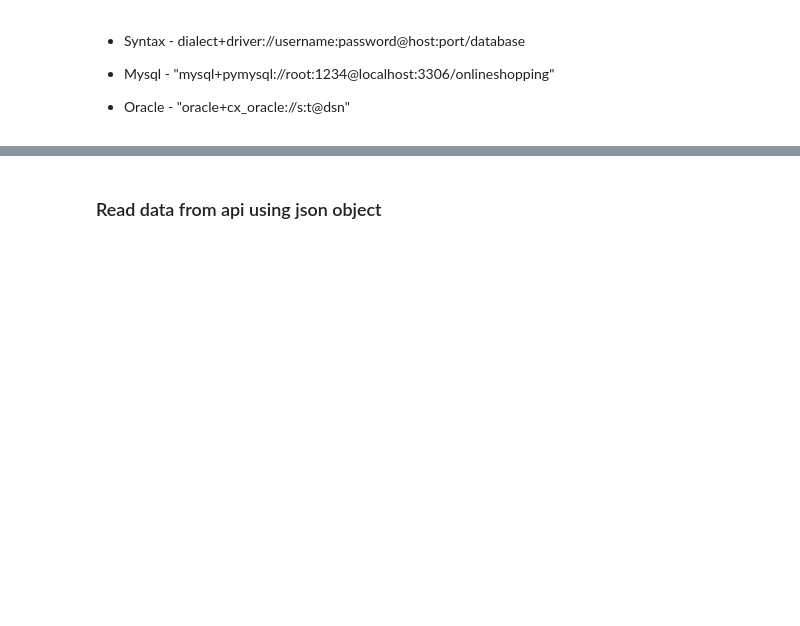
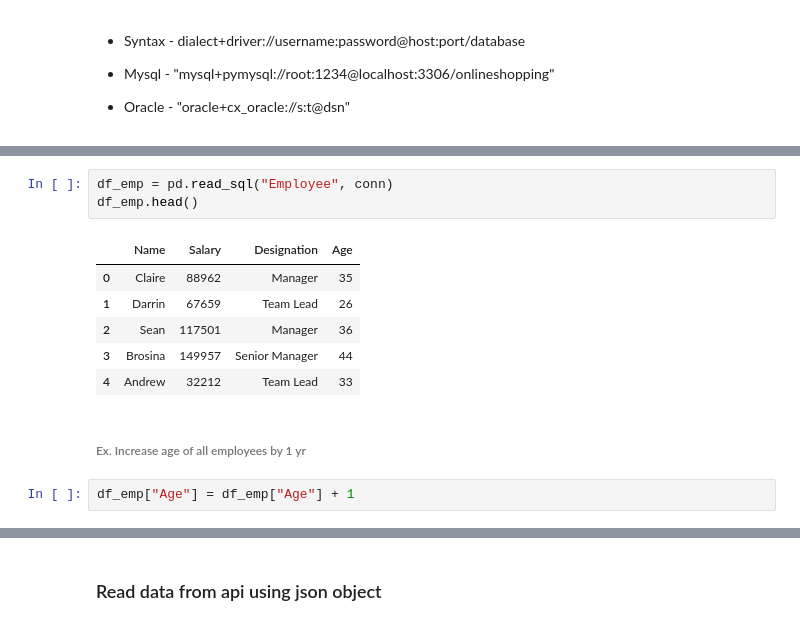
Before and after one commit to knowledge-corner/12_May_2025_Optum_Global, a Jupyter notebook: Classwork/Day - 2 classwork.ipynb, the cells around one changed output, grey strips where cells are left out. Cells and saved outputs as stored; diff of their text form; blank space fills up the shorter version.

```diff
--- a/Classwork/Day - 2 classwork.ipynb
+++ b/Classwork/Day - 2 classwork.ipynb
@@ -417,0 +435,14 @@ conn
+# %%
+df_emp = pd.read_sql("Employee", conn)
+df_emp.head()
+# %% [output]
+|  | Name | Salary | Designation | Age |
+| 0 | Claire | 88962 | Manager | 35 |
+| 1 | Darrin | 67659 | Team Lead | 26 |
+| 2 | Sean | 117501 | Manager | 36 |
+| 3 | Brosina | 149957 | Senior Manager | 44 |
+| 4 | Andrew | 32212 | Team Lead | 33 |
+# %% [markdown]
+###### Ex. Increase age of all employees by 1 yr
+# %%
+df_emp["Age"] = df_emp["Age"] + 1
```
Also changed, not shown: parts of 13 cells of this notebook, 1 other file.
